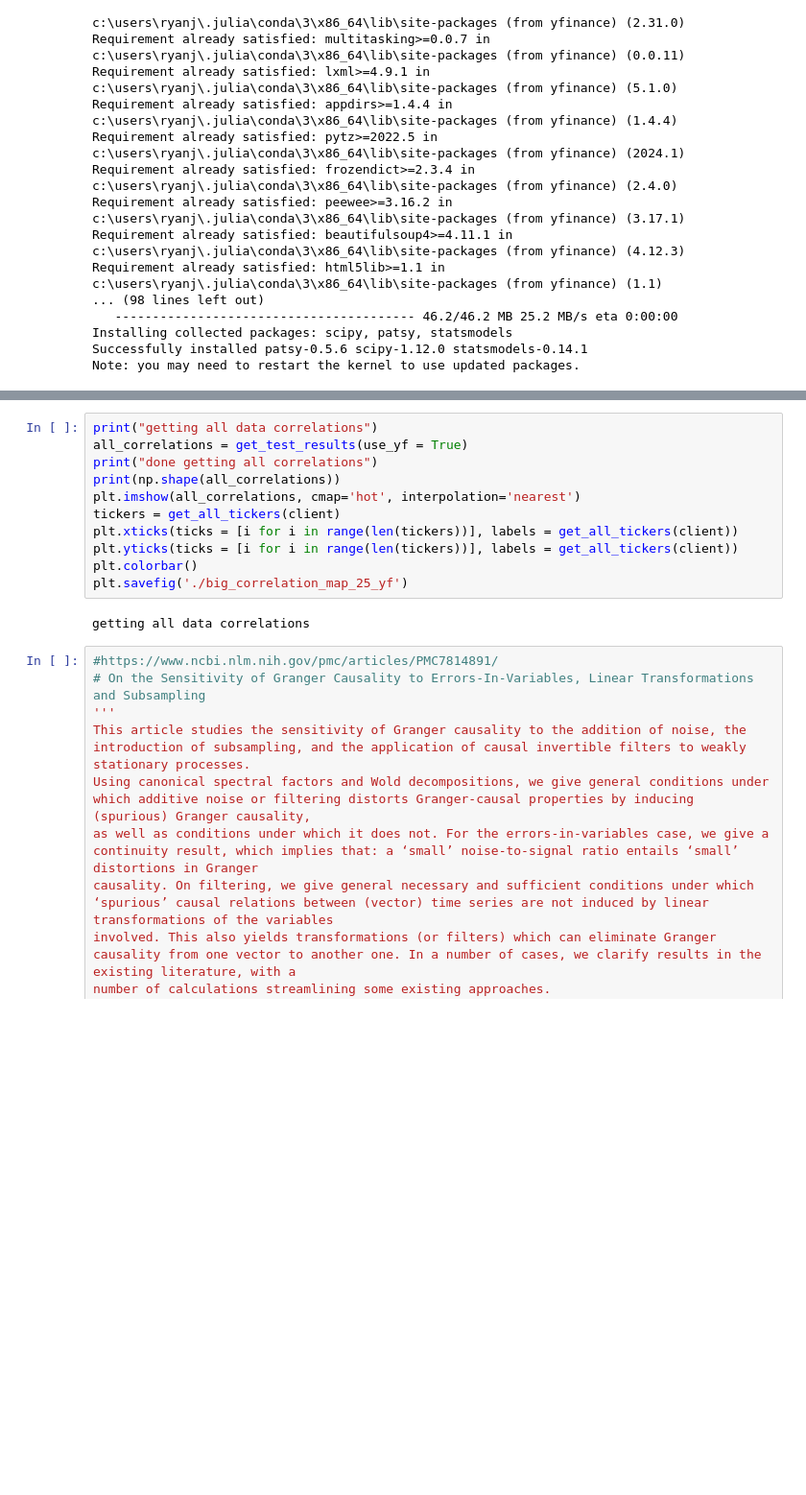
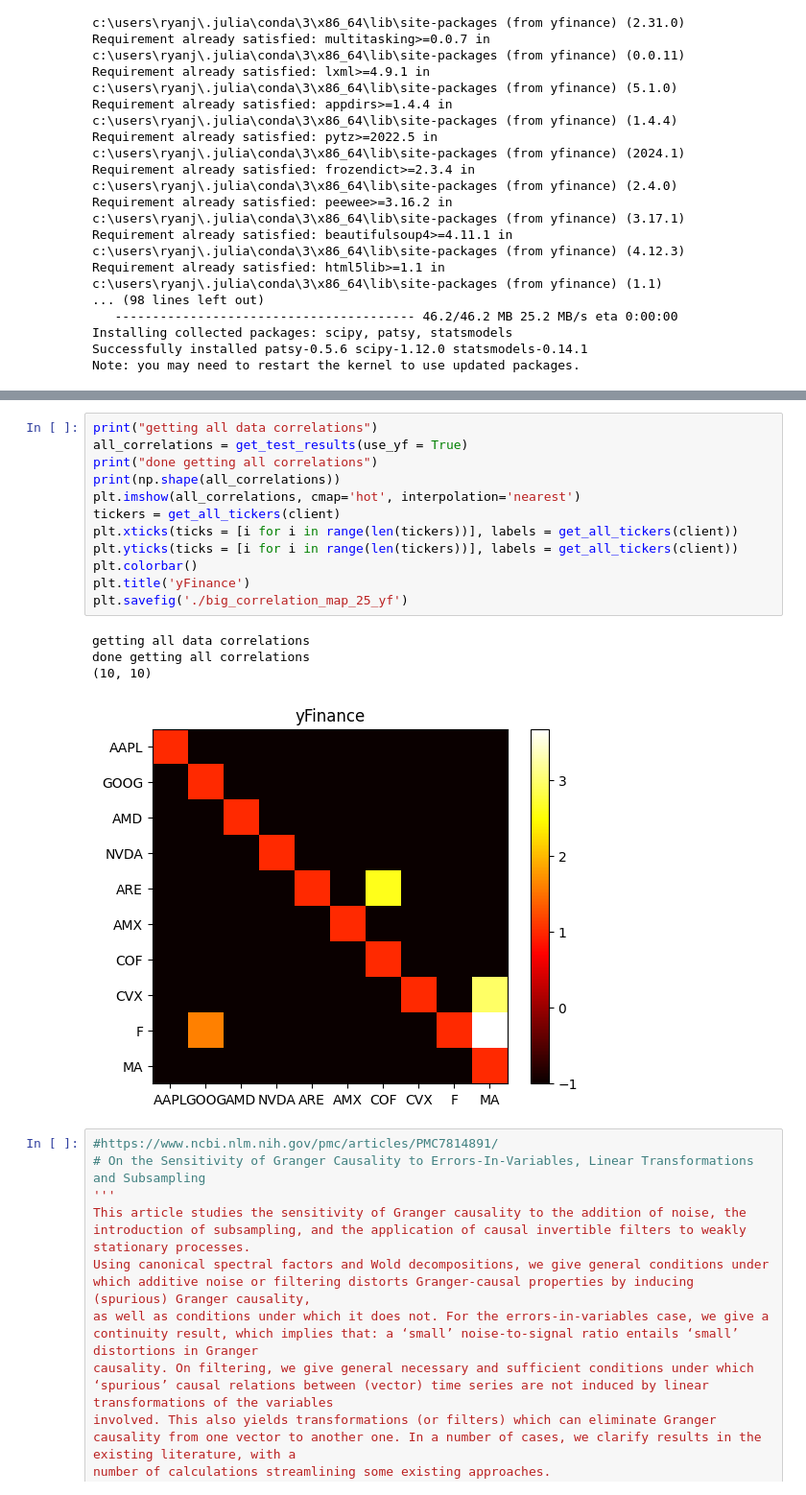
Before and after one commit to abhatia1205/CausalityTests, a Jupyter notebook: ash_granger.ipynb, the cells around one changed output, grey strips where cells are left out. Shown at 96% size. Saved outputs shown, nothing was run; the diff lists cells and outputs as text; blank space fills up the shorter version.

```diff
--- a/ash_granger.ipynb
+++ b/ash_granger.ipynb
@@ -268,16 +275,20 @@ done getting all correlations
 # %%
 print("getting all data correlations")
 all_correlations = get_test_results(use_yf = True)
 print("done getting all correlations")
 print(np.shape(all_correlations))
 plt.imshow(all_correlations, cmap='hot', interpolation='nearest')
 tickers = get_all_tickers(client)
 plt.xticks(ticks = [i for i in range(len(tickers))], labels = get_all_tickers(client))
 plt.yticks(ticks = [i for i in range(len(tickers))], labels = get_all_tickers(client))
 plt.colorbar()
+plt.title('yFinance')
 plt.savefig('./big_correlation_map_25_yf')
 # %% [output]
 getting all data correlations
+done getting all correlations
+(10, 10)
+[figure, added]
 # %%
 #https://www.ncbi.nlm.nih.gov/pmc/articles/PMC7814891/
 # On the Sensitivity of Granger Causality to Errors‐In‐Variables, Linear Transformations and Subsampling
```
Also changed, not shown: parts of 3 cells of this notebook, 2 other files.
